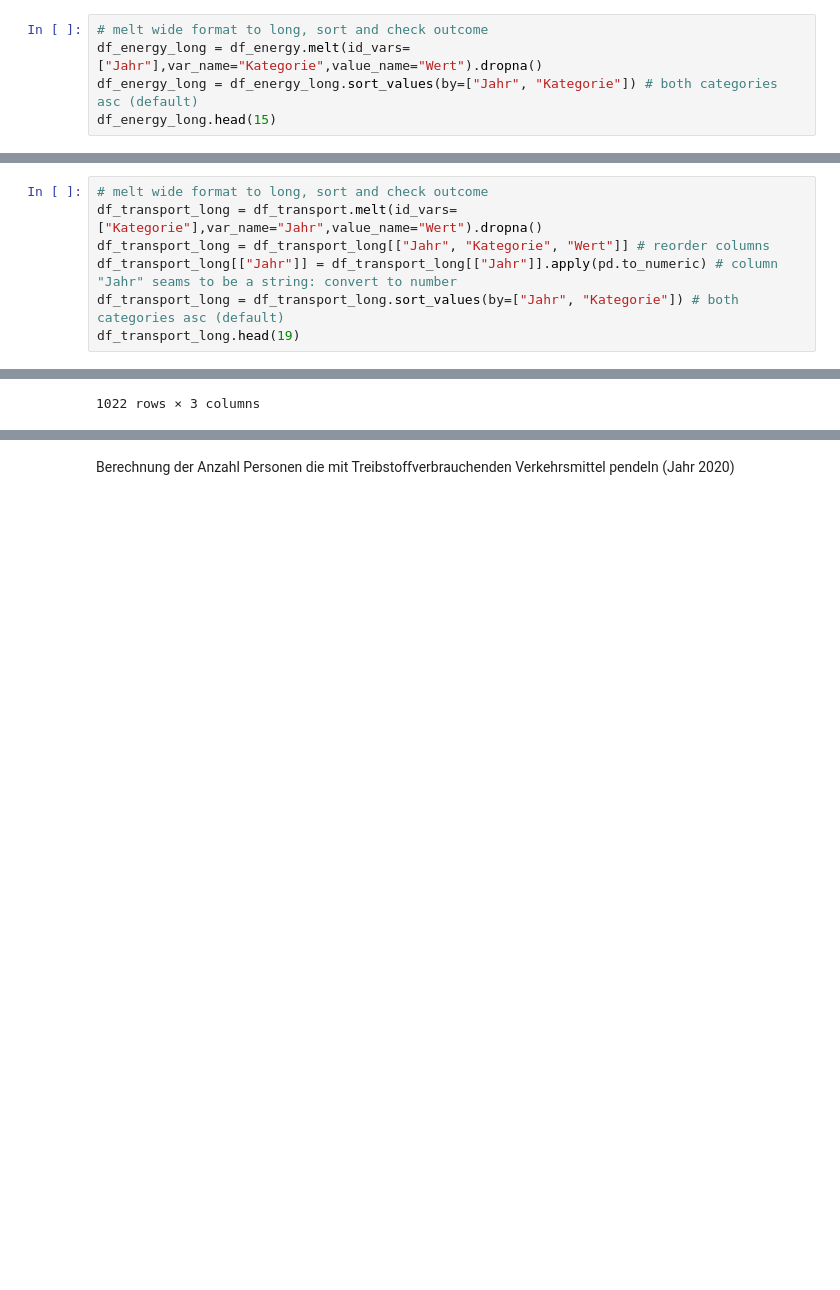
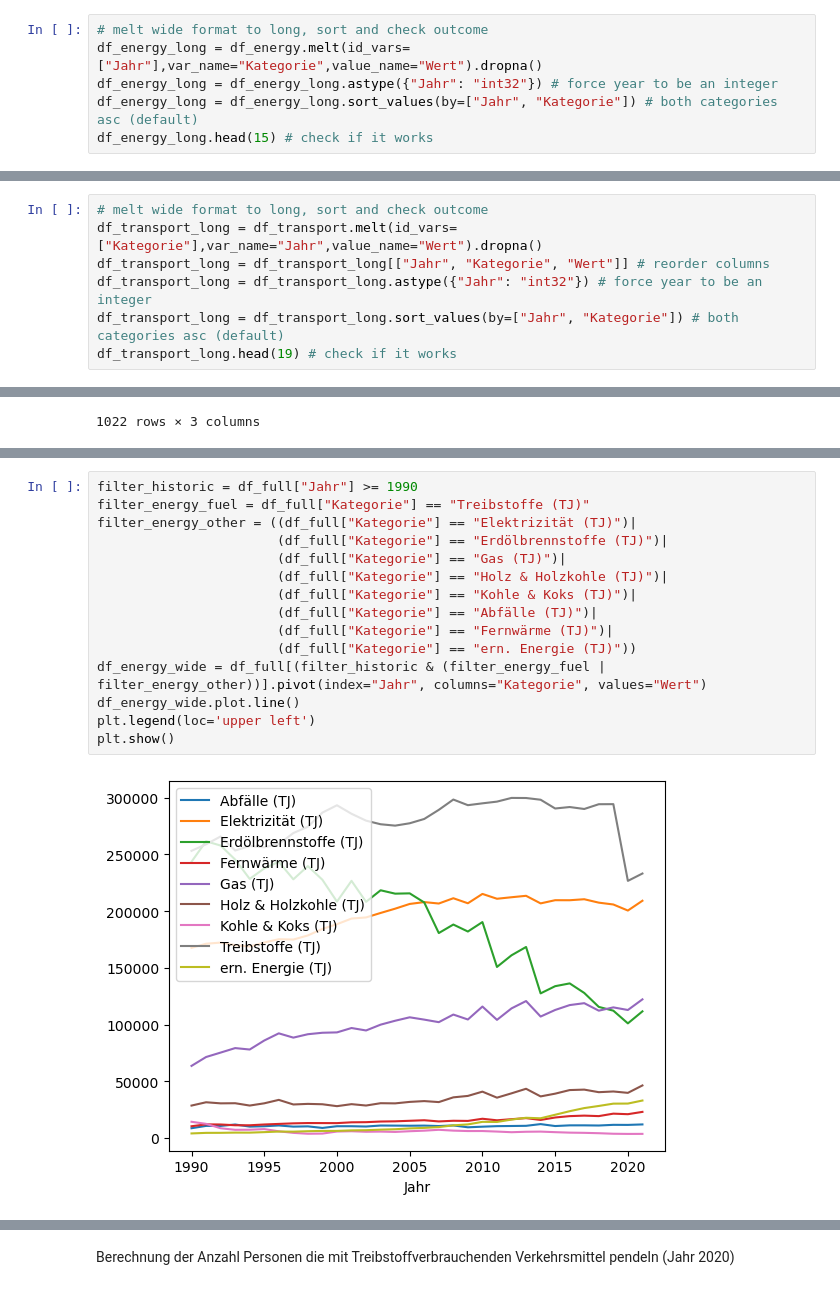
Before and after one commit to marco-weber/BMLD-2022-Informatik-Leistungsnachweis, a Jupyter notebook: Leistungsnachweisname_FilipaWeber_AnnaHasenfratz_EnyaJossen.ipynb, the cells around one changed output, grey strips where cells are left out. Saved outputs shown, nothing was run; the diff lists cells and outputs as text; blank space fills up the shorter version.

```diff
--- a/Leistungsnachweisname_FilipaWeber_AnnaHasenfratz_EnyaJossen.ipynb
+++ b/Leistungsnachweisname_FilipaWeber_AnnaHasenfratz_EnyaJossen.ipynb
@@ -146,8 +147,9 @@ Parameter setzten, damit:
 # %%
 # melt wide format to long, sort and check outcome
 df_energy_long = df_energy.melt(id_vars=["Jahr"],var_name="Kategorie",value_name="Wert").dropna()
+df_energy_long = df_energy_long.astype({"Jahr": "int32"}) # force year to be an integer
 df_energy_long = df_energy_long.sort_values(by=["Jahr", "Kategorie"]) # both categories asc (default)
-df_energy_long.head(15)
+df_energy_long.head(15) # check if it works
 # %% [output]
 |  | Jahr | Kategorie | Wert |
 | 336 | 1910 | Elektrizität (TJ) | 3530.0 |
@@ -169,9 +171,9 @@ df_energy_long.head(15)
 # melt wide format to long, sort and check outcome
 df_transport_long = df_transport.melt(id_vars=["Kategorie"],var_name="Jahr",value_name="Wert").dropna()
 df_transport_long = df_transport_long[["Jahr", "Kategorie", "Wert"]] # reorder columns
-df_transport_long[["Jahr"]] = df_transport_long[["Jahr"]].apply(pd.to_numeric) # column "Jahr" seams to be a string: convert to number
+df_transport_long = df_transport_long.astype({"Jahr": "int32"}) # force year to be an integer
 df_transport_long = df_transport_long.sort_values(by=["Jahr", "Kategorie"]) # both categories asc (default)
-df_transport_long.head(19)
+df_transport_long.head(19) # check if it works
 # %% [output]
 |  | Jahr | Kategorie | Wert |
 | 5 | 1990 | Auto | 1467084.0 |
@@ -276,0 +265,17 @@ Berechnung der Diffenrenz im Verbrauch 2019/2020
+# %%
+filter_historic = df_full["Jahr"] >= 1990
+filter_energy_fuel = df_full["Kategorie"] == "Treibstoffe (TJ)"
+filter_energy_other = ((df_full["Kategorie"] == "Elektrizität (TJ)")|
+                       (df_full["Kategorie"] == "Erdölbrennstoffe (TJ)")|
+                       (df_full["Kategorie"] == "Gas (TJ)")|
+                       (df_full["Kategorie"] == "Holz & Holzkohle (TJ)")|
+                       (df_full["Kategorie"] == "Kohle & Koks (TJ)")|
+                       (df_full["Kategorie"] == "Abfälle (TJ)")|
+                       (df_full["Kategorie"] == "Fernwärme (TJ)")|
+                       (df_full["Kategorie"] == "ern. Energie (TJ)"))
+df_energy_wide = df_full[(filter_historic & (filter_energy_fuel | filter_energy_other))].pivot(index="Jahr", columns="Kategorie", values="Wert")
+df_energy_wide.plot.line()
+plt.legend(loc='upper left')
+plt.show()
+# %% [output]
+[figure, added]
```
Also changed, not shown: parts of 24 cells of this notebook.
